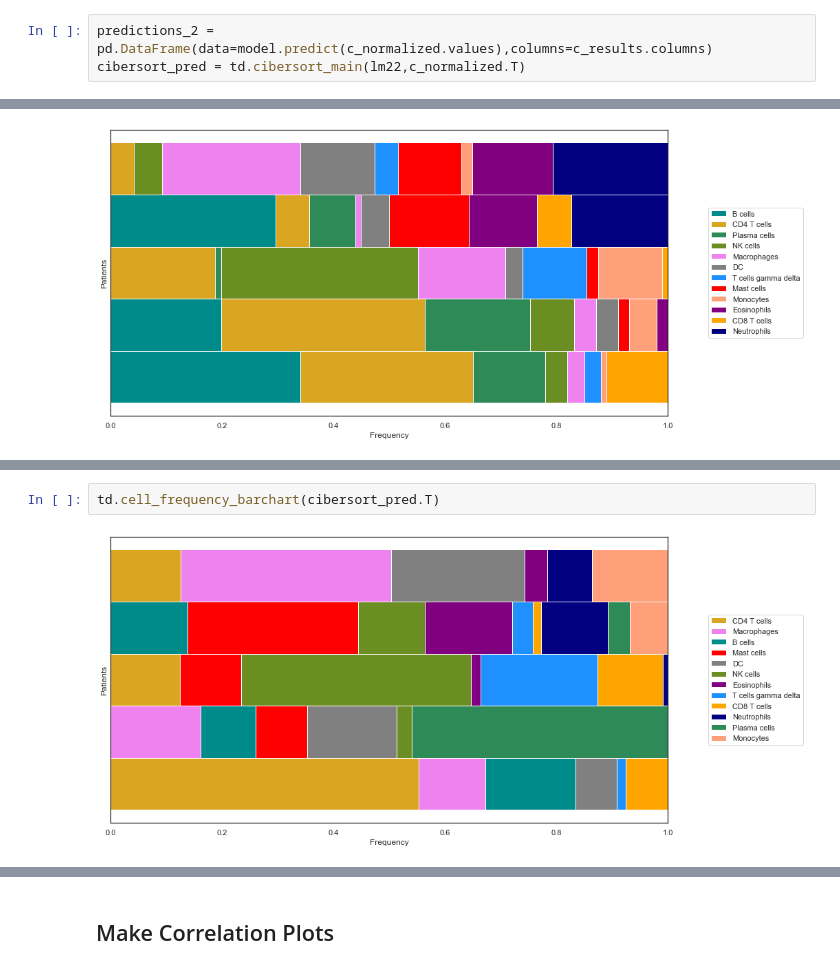
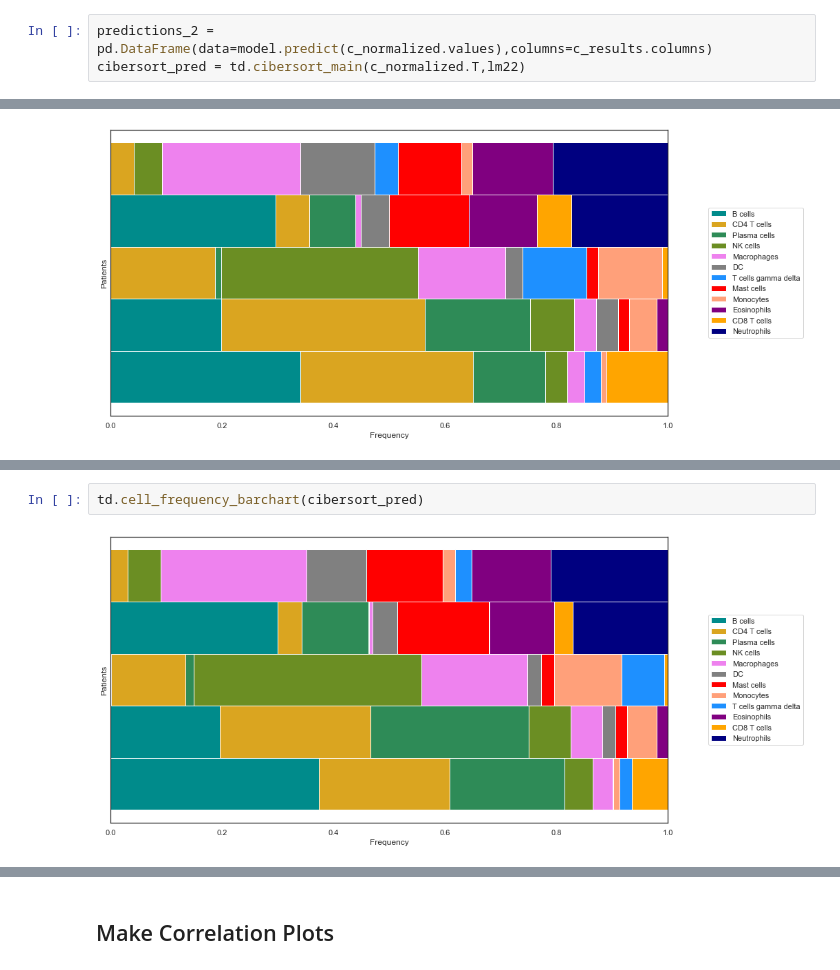
Before and after one commit to N8Grant/TripodsREU, a Jupyter notebook: scripts/NNDeconvolver.ipynb, the cells around one changed output, grey strips where cells are left out. Cells and saved outputs as stored; diff of their text form.

```diff
--- a/scripts/NNDeconvolver.ipynb
+++ b/scripts/NNDeconvolver.ipynb
@@ -325,7 +326,7 @@ c_normalized.shape
 (5, 547)
 # %%
 predictions_2 = pd.DataFrame(data=model.predict(c_normalized.values),columns=c_results.columns)
-cibersort_pred = td.cibersort_main(lm22,c_normalized.T)
+cibersort_pred = td.cibersort_main(c_normalized.T,lm22)
 # %% [output]
 Running CiberSort...
 # %% [markdown]
@@ -341,7 +342,7 @@ td.cell_frequency_barchart(predictions_2)
 # %%
-td.cell_frequency_barchart(cibersort_pred.T)
+td.cell_frequency_barchart(cibersort_pred)
 # %% [output]
-[figure, old version]
+[figure, new version]
 # %%
 compute_mean_cell_p_correlation(cibersort_ground_truth.values,predictions_2.values)
 # %% [output]
```
Also changed, not shown: parts of 44 cells of this notebook, 9 other files.
